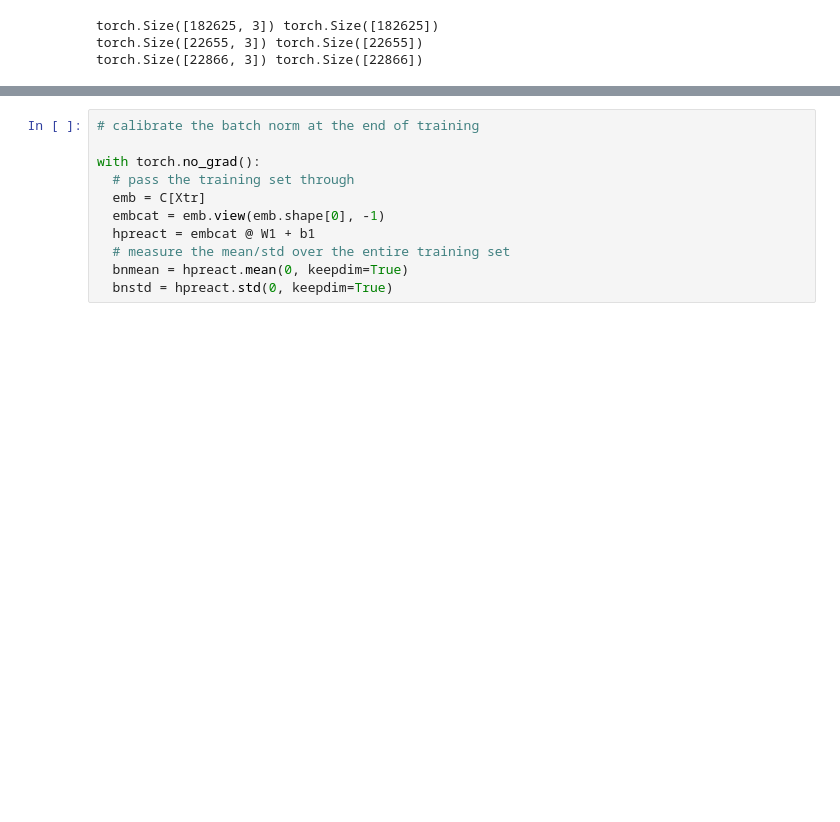
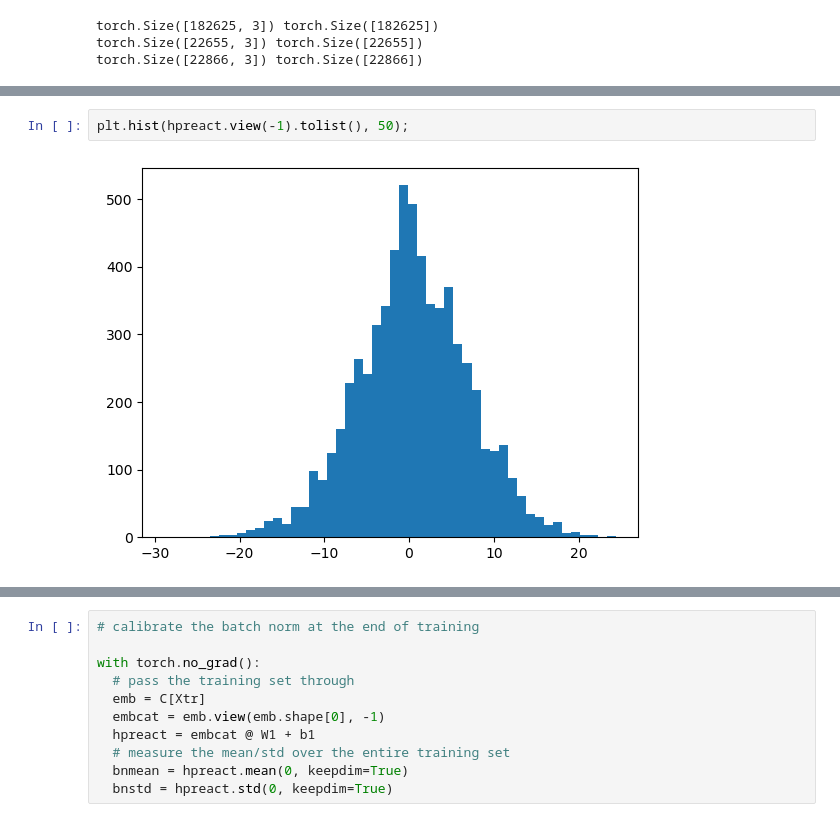
Before and after one commit to ssocolow/nn-zero-to-hero, a Jupyter notebook: lectures/makemore/makemore_part3_bn.ipynb, the cells around one changed output, grey strips where cells are left out. Cells and saved outputs as stored; diff of their text form; blank space fills up the shorter version.

```diff
--- a/lectures/makemore/makemore_part3_bn.ipynb
+++ b/lectures/makemore/makemore_part3_bn.ipynb
@@ -137,0 +142,4 @@ for i in range(max_steps):
+# %%
+plt.hist(hpreact.view(-1).tolist(), 50);
+# %% [output]
+[figure, added]
```
Also changed, not shown: parts of 14 cells of this notebook.
